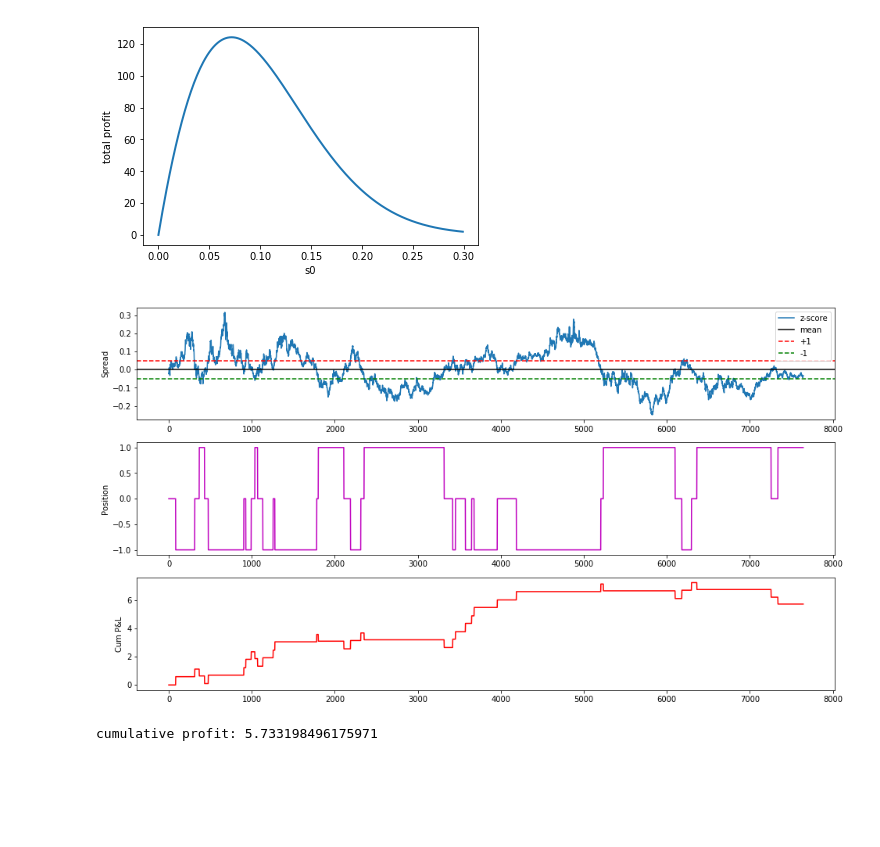
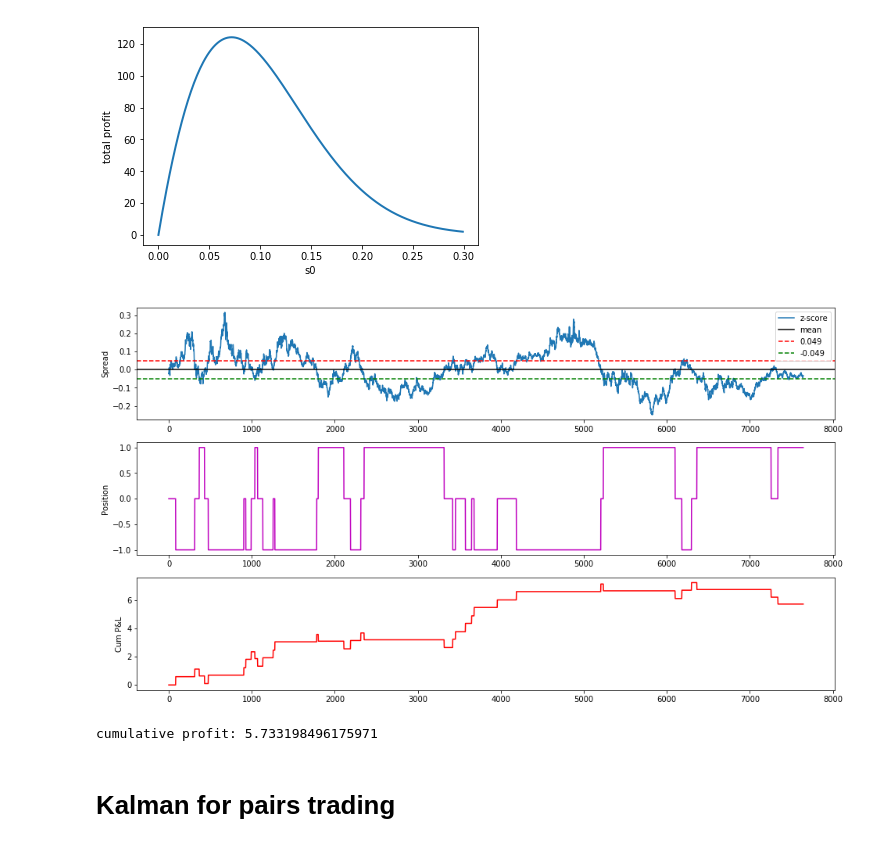
Before and after one commit to thtang/Pair-trading, a Jupyter notebook: src/pair selection.ipynb, the cells around one changed output. Drawn from its saved outputs; the diff is of its cells as text; code cells hidden in the pictures; blank space fills up the shorter version.

```diff
--- a/src/pair selection.ipynb
+++ b/src/pair selection.ipynb
@@ -282,47 +277,50 @@ profit = [0]*len(z_zscore)
 cum_profit = 0
 position = [0]*len(z_zscore)
 cur_pos = 0
+z_zero_mean = z-u
 for i in range(1, len(z_zscore)):
 
-    if z[i]<-s0 and cur_pos==0:
+    if z_zero_mean[i]<-s0 and cur_pos==0:
         # buy spread
         cum_profit += spread[i]
         cur_pos = 1
-    if z[i]>s0 and cur_pos==0:
+    if z_zero_mean[i]>s0 and cur_pos==0:
         # short-sell spread
         cum_profit -= spread[i]
         cur_pos = -1
-    if z[i]*z[i-1]<0 and cur_pos==-1: # zero-crossing
+    if z_zero_mean[i]*z_zero_mean[i-1]<0 and cur_pos==-1: # zero-crossing
         cum_profit -= spread[i]
         cur_pos = 0
-    if z[i]*z[i-1]<0 and cur_pos==1:
+    if z_zero_mean[i]*z_zero_mean[i-1]<0 and cur_pos==1:
         cum_profit += spread[i]
         cur_pos = 0
 
 
     profit[i] = cum_profit
     position[i] = cur_pos
 
 plt.figure(figsize=(16,9))
 plt.subplot(3,1,1)
-plt.plot(z)
-plt.axhline(z.mean(), color="black")
+plt.plot(z_zero_mean)
+plt.axhline(z_zero_mean.mean(), color="black")
 plt.axhline(s0, color="red", linestyle="--")
 plt.axhline(-s0, color="green", linestyle="--")
-plt.legend(["z-score", "mean", "+1", "-1"])
+plt.legend(["z-score", "mean", "{}".format(s0), "{}".format(-s0)])
 plt.ylabel("Spread")
 
 plt.subplot(3,1,2)
 plt.plot(position, "m")
 plt.ylabel("Position")
 
 plt.subplot(3,1,3)
 plt.plot(profit, "r")
 plt.ylabel("Cum P&L")
 plt.show()
 # %% [output]
-[figure, old version]
+[figure, new version]
 # %%
 print("cumulative profit:", cum_profit)
 # %% [output]
 cumulative profit: 5.733198496175971
+# %% [markdown]
+# Kalman for pairs trading
```
Also changed, not shown: parts of 13 cells of this notebook.
